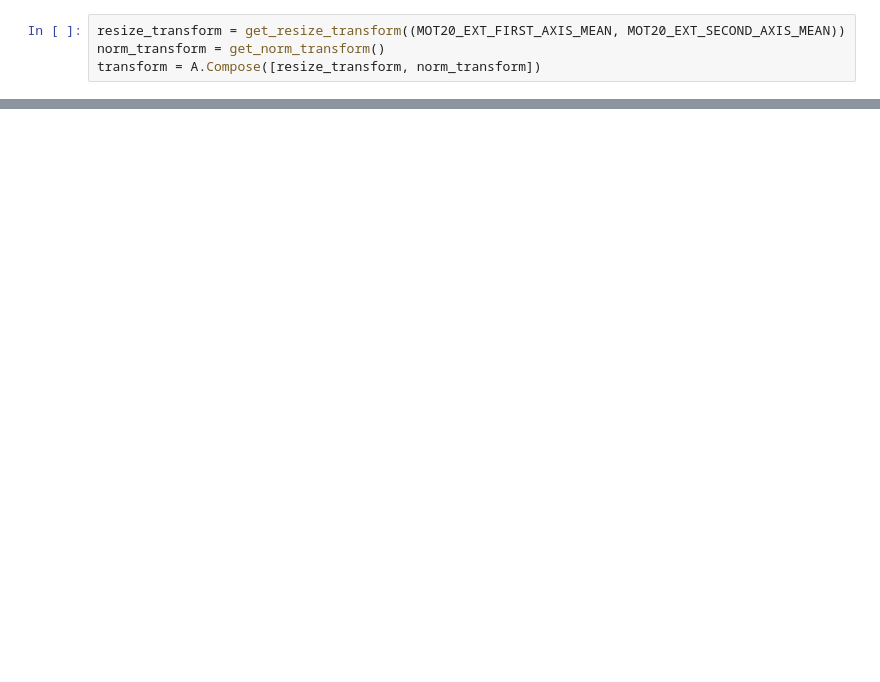
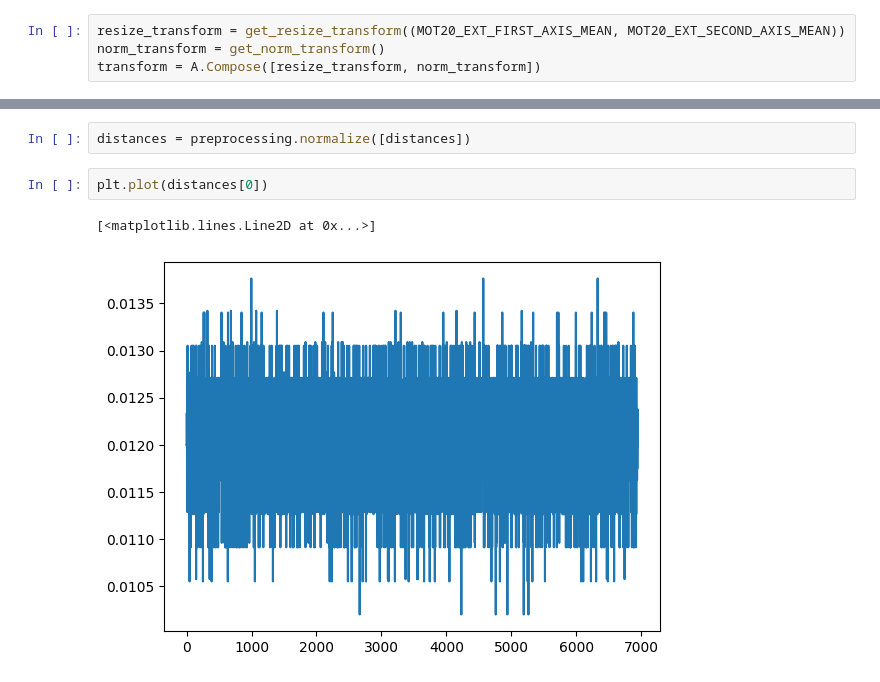
Before and after one commit to BlackKingWhitePawn/reidentification, a Jupyter notebook: classes_accuracy.ipynb, the cells around one changed output, grey strips where cells are left out. Drawn from its saved outputs; the diff is of its cells as text; blank space fills up the shorter version.

```diff
--- a/classes_accuracy.ipynb
+++ b/classes_accuracy.ipynb
@@ -55,0 +145,7 @@ display_images((x1, x2), actual_distance)
+# %%
+distances = preprocessing.normalize([distances])
+# %%
+plt.plot(distances[0])
+# %% [output]
+[<matplotlib.lines.Line2D at 0x...>]
+[figure, added]
```
Also changed, not shown: parts of 20 cells of this notebook, 5 other files.
